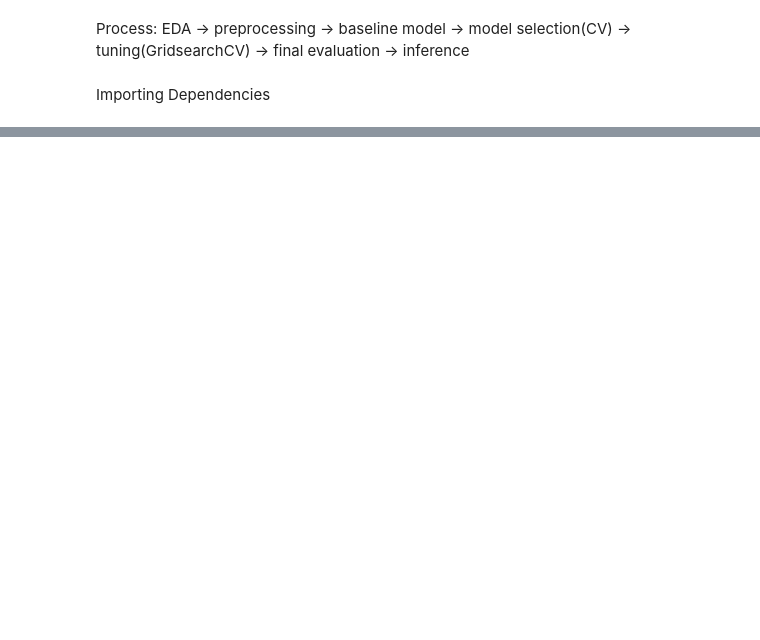
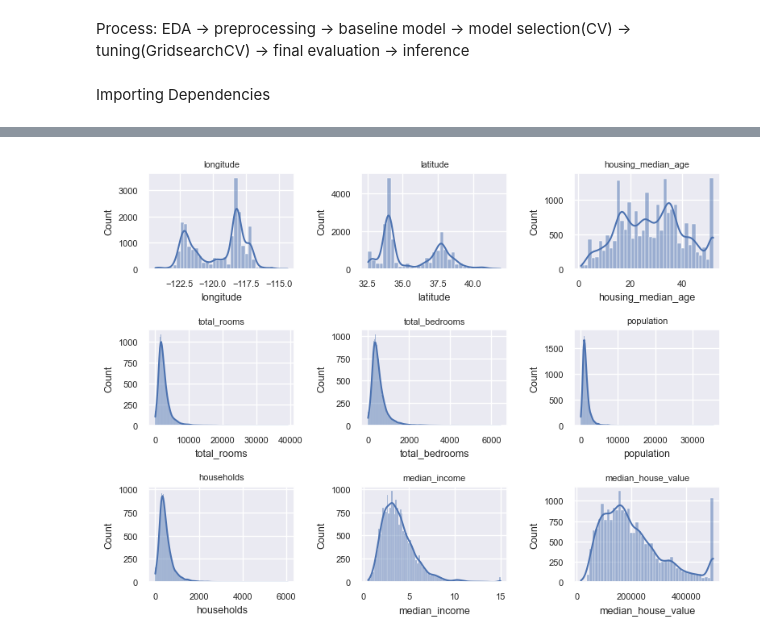
Before and after one commit to Ishan-Gaur-1/House-Price-Prediction, a Jupyter notebook: House_Price_Prediction.ipynb, the cells around one changed output, grey strips where cells are left out. Drawn from its saved outputs; the diff is of its cells as text; code cells hidden in the pictures; blank space fills up the shorter version.

```diff
--- a/House_Price_Prediction.ipynb
+++ b/House_Price_Prediction.ipynb
@@ -56,0 +189,3 @@ dtype: int64
+# %%
+for col in cat_cols:
+    print(df[col].value_counts())
@@ -56,0 +225,12 @@ dtype: int64
+# %%
+#histogram plot - distribution
+fig, axes = plt.subplots(3,3,figsize = (8,6))
+axes = axes.flatten()
+
+for i,col in enumerate(num_cols):
+    sns.histplot(df[col], kde =  True,ax=axes[i])
+    axes[i].set_title(col,fontsize=8)
+plt.tight_layout()
+plt.show()
+# %% [output]
+[figure, added]
```
Also changed, not shown: parts of 52 cells of this notebook.
